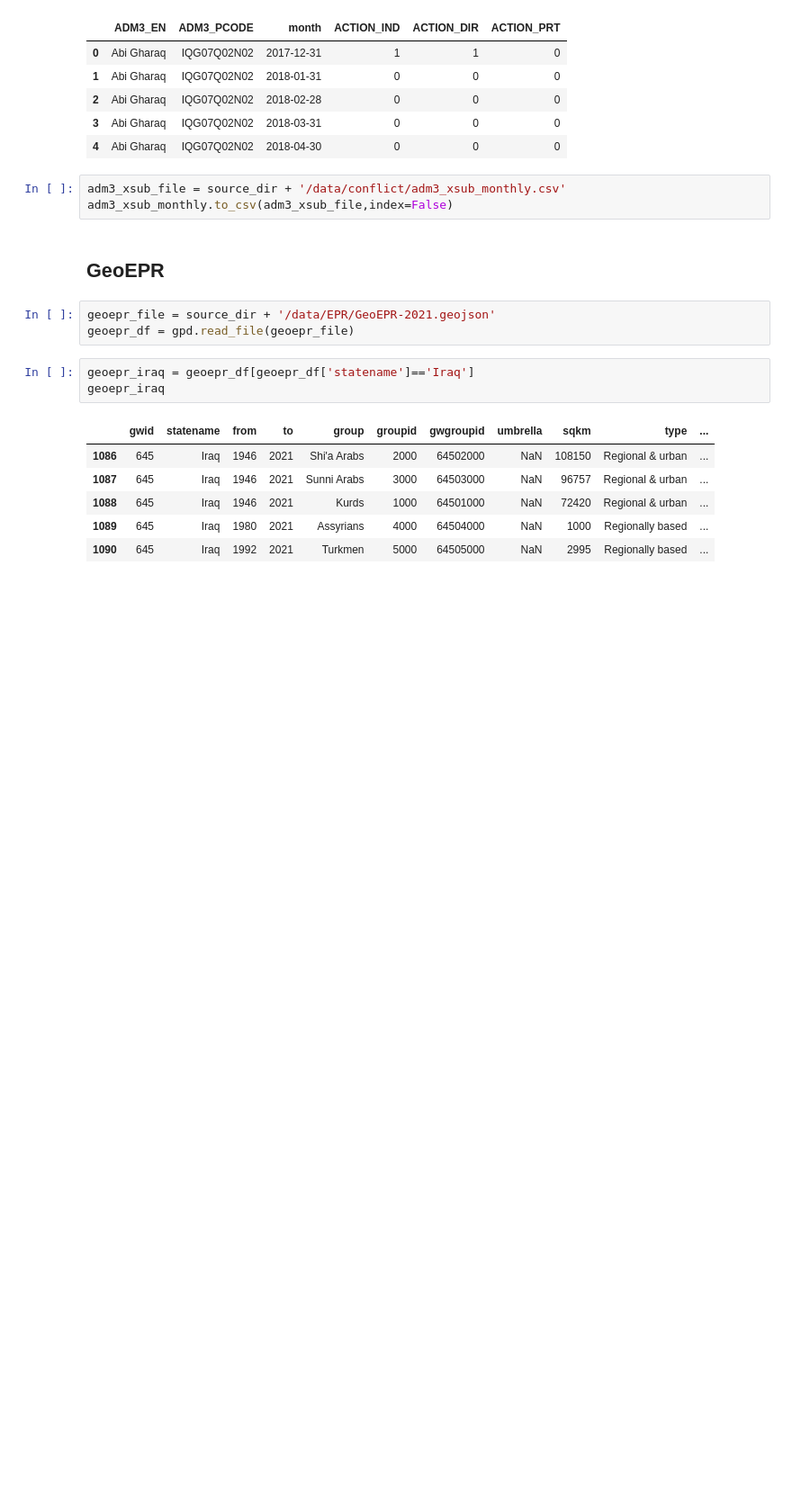
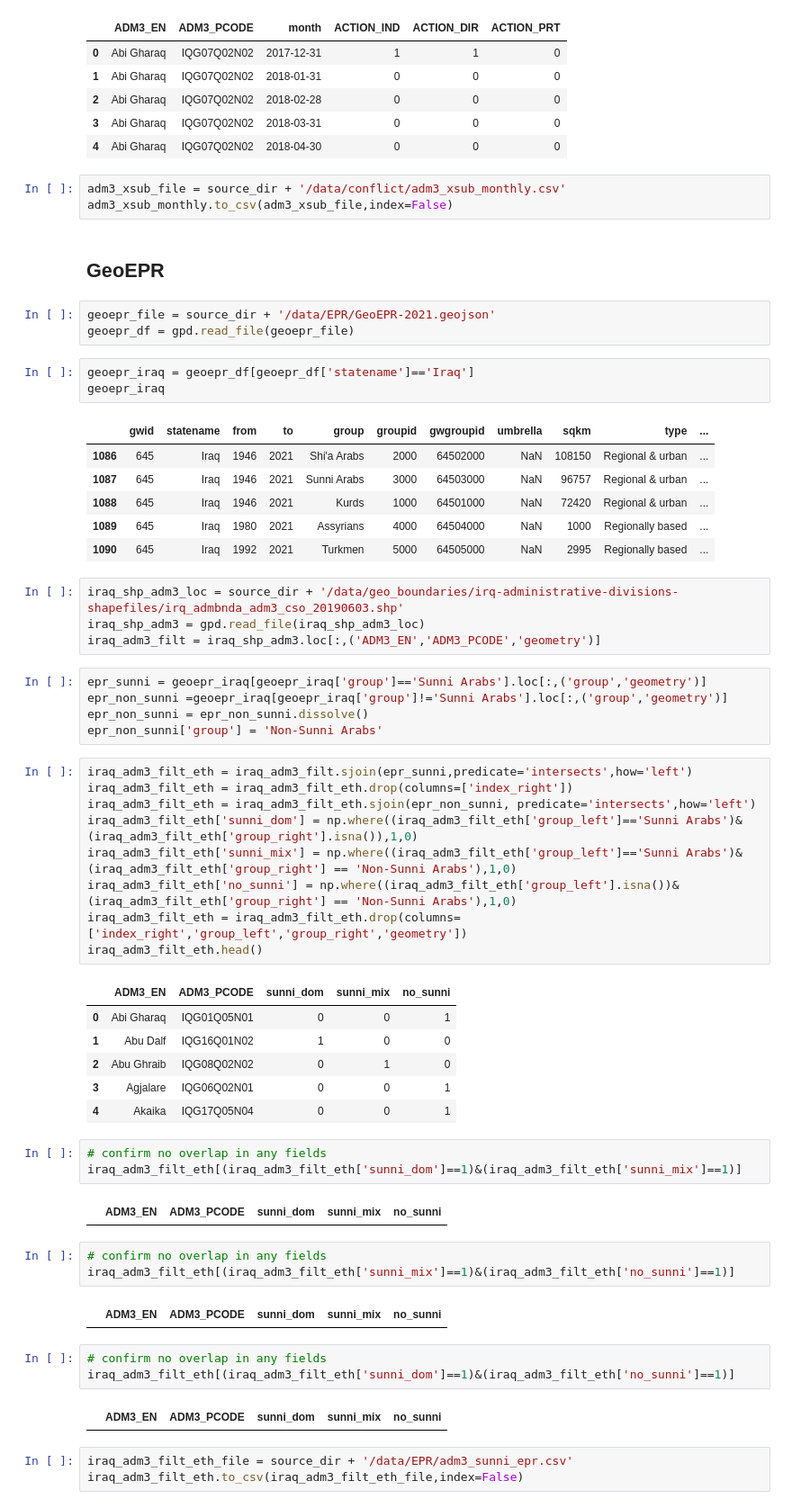
Before and after one commit to natalie-ayers/Iraq-post-conflict-rebel-governance, a Jupyter notebook: process_conflict_geoepr_data.ipynb, the cells around one changed output. Shown at 90% size. Cells and saved outputs as stored; diff of their text form; blank space fills up the shorter version.

Commit message:
adding geoepr to combined data and starting data analysis

```diff
--- a/process_conflict_data.ipynb
+++ b/process_conflict_geoepr_data.ipynb
@@ -170,3 +189,46 @@ geoepr_iraq
 | 1088 | 645 | Iraq | 1946 | 2021 | Kurds | 1000 | 64501000 | NaN | 72420 | Regional & urban | ... |
 | 1089 | 645 | Iraq | 1980 | 2021 | Assyrians | 4000 | 64504000 | NaN | 1000 | Regionally based | ... |
 | 1090 | 645 | Iraq | 1992 | 2021 | Turkmen | 5000 | 64505000 | NaN | 2995 | Regionally based | ... |
+# %%
+iraq_shp_adm3_loc = source_dir + '/data/geo_boundaries/irq-administrative-divisions-shapefiles/irq_admbnda_adm3_cso_20190603.shp'
+iraq_shp_adm3 = gpd.read_file(iraq_shp_adm3_loc)
+iraq_adm3_filt = iraq_shp_adm3.loc[:,('ADM3_EN','ADM3_PCODE','geometry')]
+# %%
+epr_sunni = geoepr_iraq[geoepr_iraq['group']=='Sunni Arabs'].loc[:,('group','geometry')]
+epr_non_sunni =geoepr_iraq[geoepr_iraq['group']!='Sunni Arabs'].loc[:,('group','geometry')]
+epr_non_sunni = epr_non_sunni.dissolve()
+epr_non_sunni['group'] = 'Non-Sunni Arabs'
+# %%
+iraq_adm3_filt_eth = iraq_adm3_filt.sjoin(epr_sunni,predicate='intersects',how='left')
+iraq_adm3_filt_eth = iraq_adm3_filt_eth.drop(columns=['index_right'])
+iraq_adm3_filt_eth = iraq_adm3_filt_eth.sjoin(epr_non_sunni, predicate='intersects',how='left')
+iraq_adm3_filt_eth['sunni_dom'] = np.where((iraq_adm3_filt_eth['group_left']=='Sunni Arabs')&(iraq_adm3_filt_eth['group_right'].isna()),1,0)
+iraq_adm3_filt_eth['sunni_mix'] = np.where((iraq_adm3_filt_eth['group_left']=='Sunni Arabs')&(iraq_adm3_filt_eth['group_right'] == 'Non-Sunni Arabs'),1,0)
+iraq_adm3_filt_eth['no_sunni'] = np.where((iraq_adm3_filt_eth['group_left'].isna())&(iraq_adm3_filt_eth['group_right'] == 'Non-Sunni Arabs'),1,0)
+iraq_adm3_filt_eth = iraq_adm3_filt_eth.drop(columns=['index_right','group_left','group_right','geometry'])
+iraq_adm3_filt_eth.head()
+# %% [output]
+|  | ADM3_EN | ADM3_PCODE | sunni_dom | sunni_mix | no_sunni |
+| 0 | Abi Gharaq | IQG01Q05N01 | 0 | 0 | 1 |
+| 1 | Abu Dalf | IQG16Q01N02 | 1 | 0 | 0 |
+| 2 | Abu Ghraib | IQG08Q02N02 | 0 | 1 | 0 |
+| 3 | Agjalare | IQG06Q02N01 | 0 | 0 | 1 |
+| 4 | Akaika | IQG17Q05N04 | 0 | 0 | 1 |
+# %%
+# confirm no overlap in any fields
+iraq_adm3_filt_eth[(iraq_adm3_filt_eth['sunni_dom']==1)&(iraq_adm3_filt_eth['sunni_mix']==1)]
+# %% [output]
+|  | ADM3_EN | ADM3_PCODE | sunni_dom | sunni_mix | no_sunni |
+# %%
+# confirm no overlap in any fields
+iraq_adm3_filt_eth[(iraq_adm3_filt_eth['sunni_mix']==1)&(iraq_adm3_filt_eth['no_sunni']==1)]
+# %% [output]
+|  | ADM3_EN | ADM3_PCODE | sunni_dom | sunni_mix | no_sunni |
+# %%
+# confirm no overlap in any fields
+iraq_adm3_filt_eth[(iraq_adm3_filt_eth['sunni_dom']==1)&(iraq_adm3_filt_eth['no_sunni']==1)]
+# %% [output]
+|  | ADM3_EN | ADM3_PCODE | sunni_dom | sunni_mix | no_sunni |
+# %%
+iraq_adm3_filt_eth_file = source_dir + '/data/EPR/adm3_sunni_epr.csv'
+iraq_adm3_filt_eth.to_csv(iraq_adm3_filt_eth_file,index=False)
```
Also changed, not shown: parts of 1 cell of this notebook, 5 other files.
